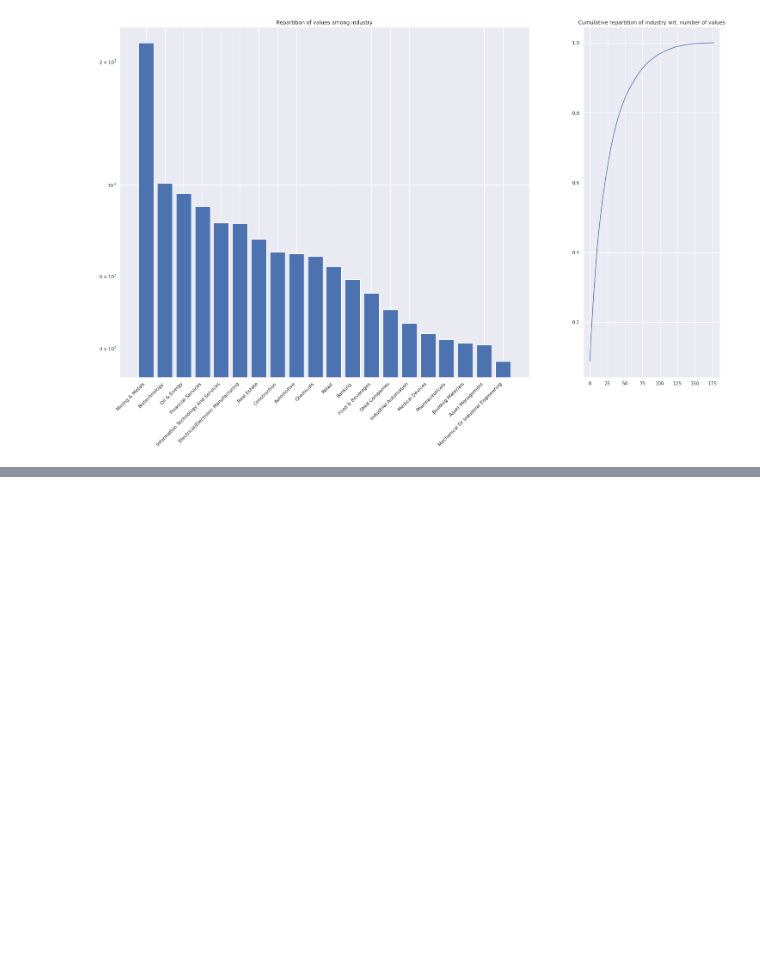
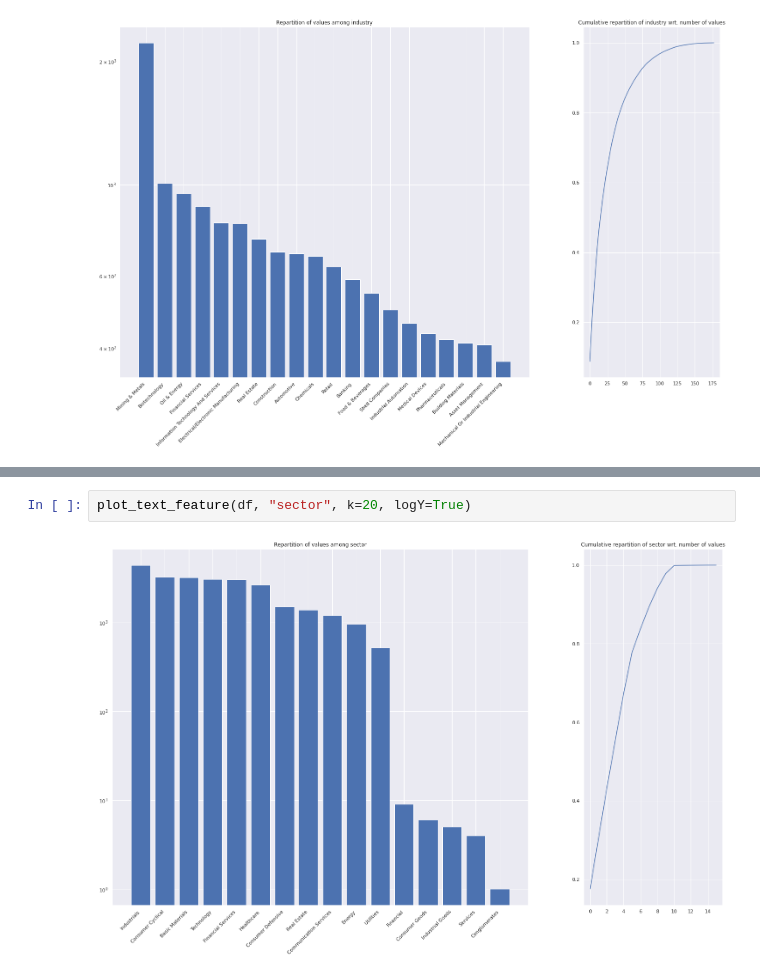
Before and after one commit to baptistebignaud/hackathon_workwithdata, a Jupyter notebook: notebooks/data_visu.ipynb, the cells around one changed output, grey strips where cells are left out. Cells and saved outputs as stored; diff of their text form; blank space fills up the shorter version.

```diff
--- a/notebooks/data_visu.ipynb
+++ b/notebooks/data_visu.ipynb
@@ -28,0 +22,4 @@ df.head()
+# %%
+plot_text_feature(df, "sector", k=20, logY=True)
+# %% [output]
+[figure, added]
```
Also changed, not shown: parts of 12 cells of this notebook.
